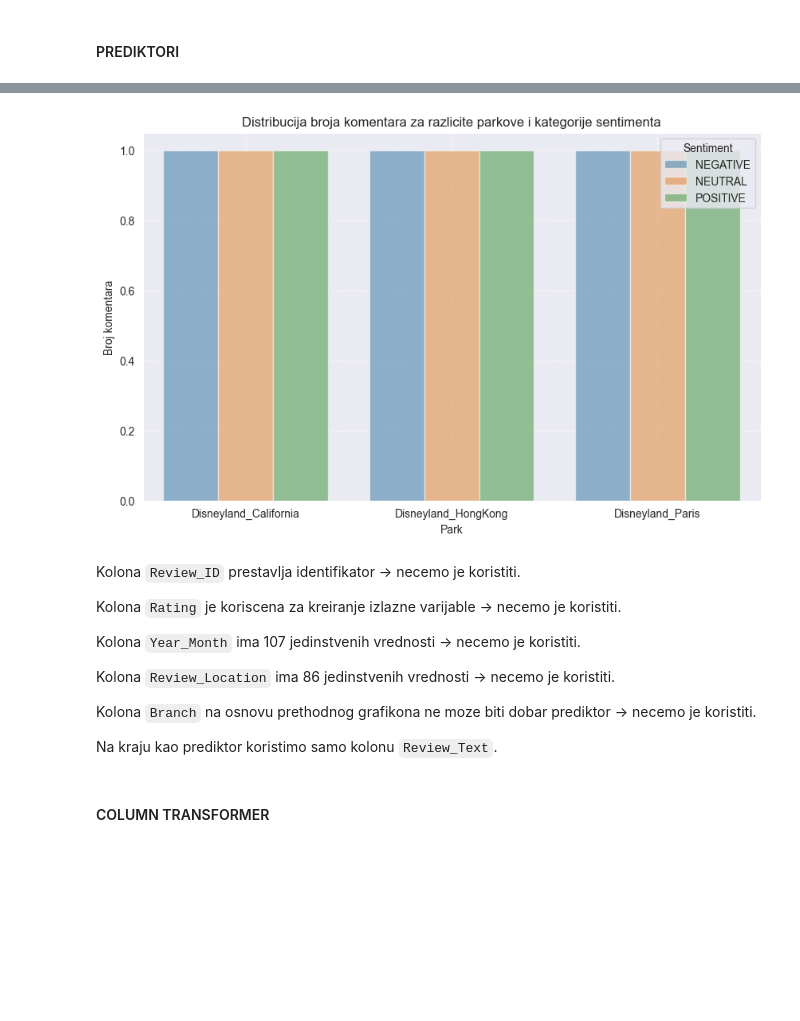
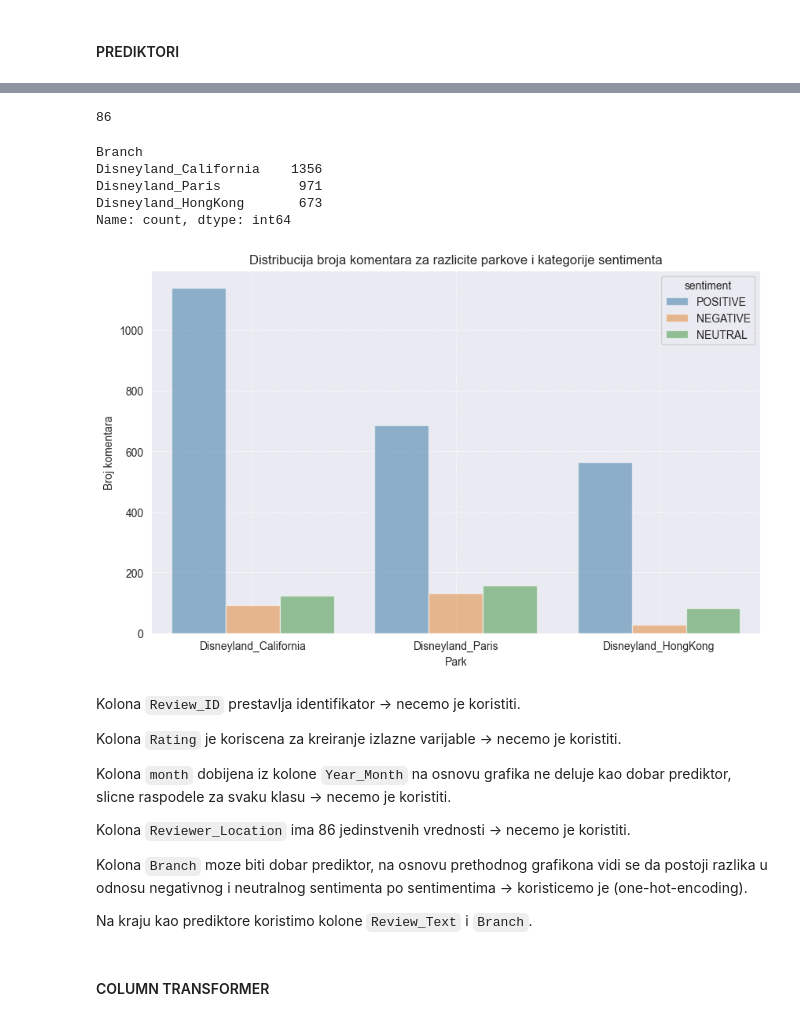
Before and after one commit to nralic/napredna-analiza-podataka, a Jupyter notebook: primeri_kolokvijuma/Klasifikacija2.ipynb, the cells around one changed output, grey strips where cells are left out. Cells and saved outputs as stored; diff of their text form; code cells hidden in the pictures; blank space fills up the shorter version.

```diff
--- a/primeri_kolokvijuma/Klasifikacija2.ipynb
+++ b/primeri_kolokvijuma/Klasifikacija2.ipynb
@@ -82,12 +79,12 @@ np.int64(0)
 # %% [markdown]
 #### KREIRANJE IZLAZNE VARIJABLE
 # %%
-def rating_to_sentiment(rating):
+def rating_to_sentiment(rating: int) -> str:
     if rating < 3: return 'NEGATIVE'
     return 'NEUTRAL' if rating == 3 else 'POSITIVE'
 
 
-data['Sentiment'] = data.Rating.apply(rating_to_sentiment)
+data['sentiment'] = data.Rating.apply(rating_to_sentiment)
 
-data[['Rating', 'Sentiment']].sample(5, random_state=RAND_STATE)
+data[['Rating', 'sentiment']].sample(5, random_state=RAND_STATE)
 # %% [output]
@@ -140,0 +126,20 @@ Broj jedinstvenih vrednosti u Branch koloni: 3
+# %%
+# kolona Year_Month
+
+data['month'] = data.Year_Month.apply(lambda ym: int(ym.split('-')[1]))
+
+plt.figure(figsize=(10, 6))
+
+sb.kdeplot(data=data,
+           x='month',
+           hue='sentiment',
+           fill=True,
+           common_norm=False,
+           alpha=0.5,
+           linewidth=2)
+
+plt.title('Distribucija broja komentara za razlicite kategorije sentimenta')
+plt.xlabel('Month')
+plt.ylabel('Density')
+plt.grid(True, linestyle='--', alpha=0.7)
+plt.show()
@@ -141,23 +148,28 @@ Broj jedinstvenih vrednosti u Branch koloni: 3
+# %%
+data.Reviewer_Location.nunique()
+# %% [output]
+86
+# %%
+data.Branch.value_counts()
+# %% [output]
+Branch
+Disneyland_California    1356
+Disneyland_Paris          971
+Disneyland_HongKong       673
+Name: count, dtype: int64
 # %%
-# grupisemo komentare po Branch i Sentimentu i racunamo broj komentara za svaku kombinaciju
-branch_counts_df = (
-    data.groupby(['Branch', 'Sentiment'])
-    .size()
-    .reset_index(name='Review_Count')
-)
-
 plt.figure(figsize=(10, 6))
 
-sb.countplot(data=branch_counts_df,
-           x='Branch',
-           hue='Sentiment',
-           fill=True,
-           alpha=0.5)
+sb.countplot(data=data,
+             x='Branch',
+             hue='sentiment',
+             fill=True,
+             alpha=0.5)
 
 plt.title('Distribucija broja komentara za razlicite parkove i kategorije sentimenta')
 plt.xlabel('Park')
 plt.ylabel('Broj komentara')
 plt.grid(True, linestyle='--', alpha=0.7)
 plt.show()
 # %% [output]
-[figure, old version]
+[figure, new version]
@@ -166,13 +180,13 @@ Kolona `Review_ID` prestavlja identifikator -> necemo je koristiti.
 
 Kolona `Rating` je koriscena za kreiranje izlazne varijable -> necemo je koristiti.
 
-Kolona `Year_Month` ima 107 jedinstvenih vrednosti -> necemo je koristiti.
+Kolona `month` dobijena iz kolone `Year_Month` na osnovu grafika ne deluje kao dobar prediktor, slicne raspodele za svaku klasu -> necemo je koristiti.
 
-Kolona `Review_Location` ima 86 jedinstvenih vrednosti -> necemo je koristiti.
+Kolona `Reviewer_Location` ima 86 jedinstvenih vrednosti -> necemo je koristiti.
 
-Kolona `Branch` na osnovu prethodnog grafikona ne moze biti dobar prediktor -> necemo je koristiti.
+Kolona `Branch` moze biti dobar prediktor, na osnovu prethodnog grafikona vidi se da postoji razlika u odnosu negativnog i neutralnog sentimenta po sentimentima -> koristicemo je (one-hot-encoding).
 
-Na kraju kao prediktor koristimo samo kolonu `Review_Text`.
+Na kraju kao prediktore koristimo kolone `Review_Text` i `Branch`.
 # %% [markdown]
 #### COLUMN TRANSFORMER
 # %%
```
Also changed, not shown: parts of 29 cells of this notebook, 2 other files.
